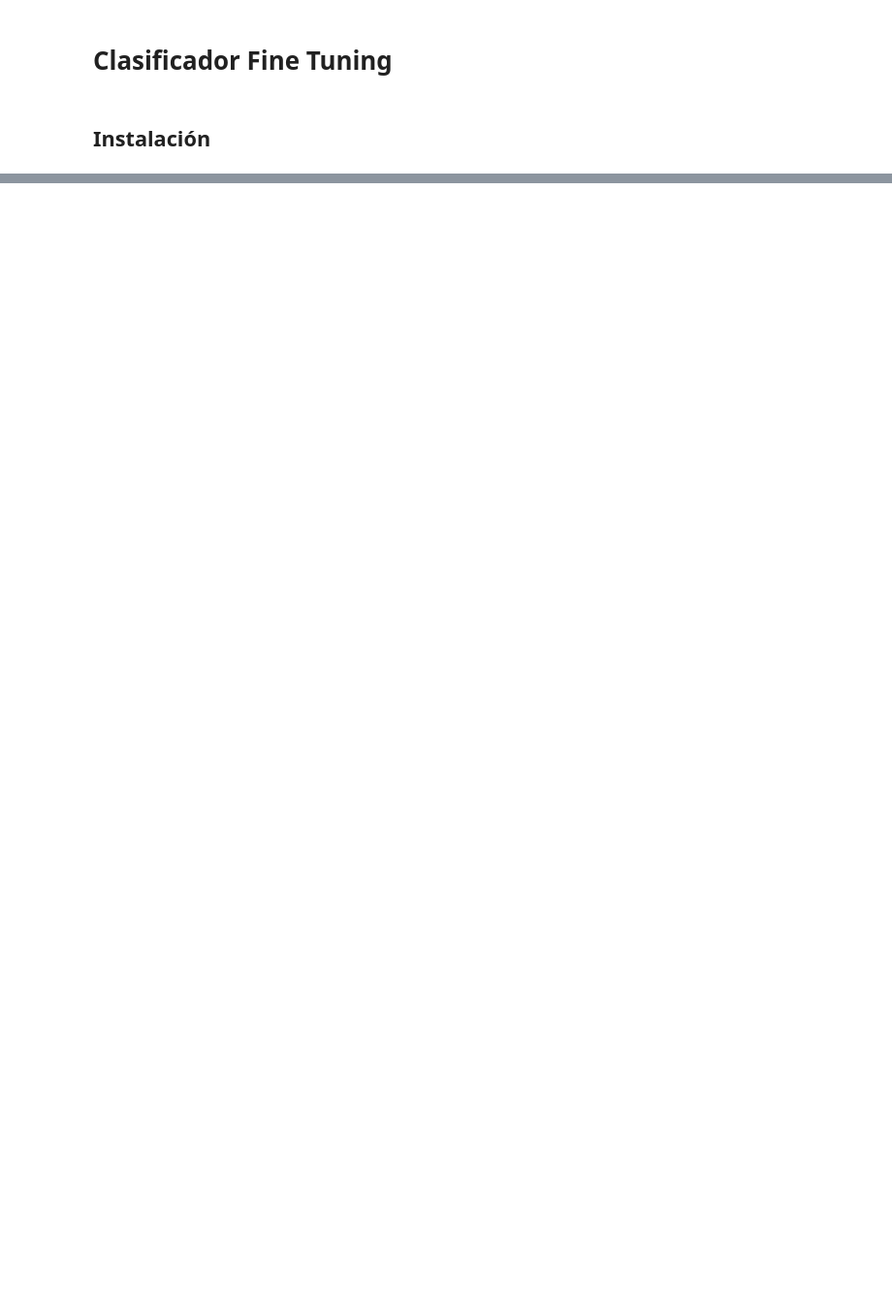
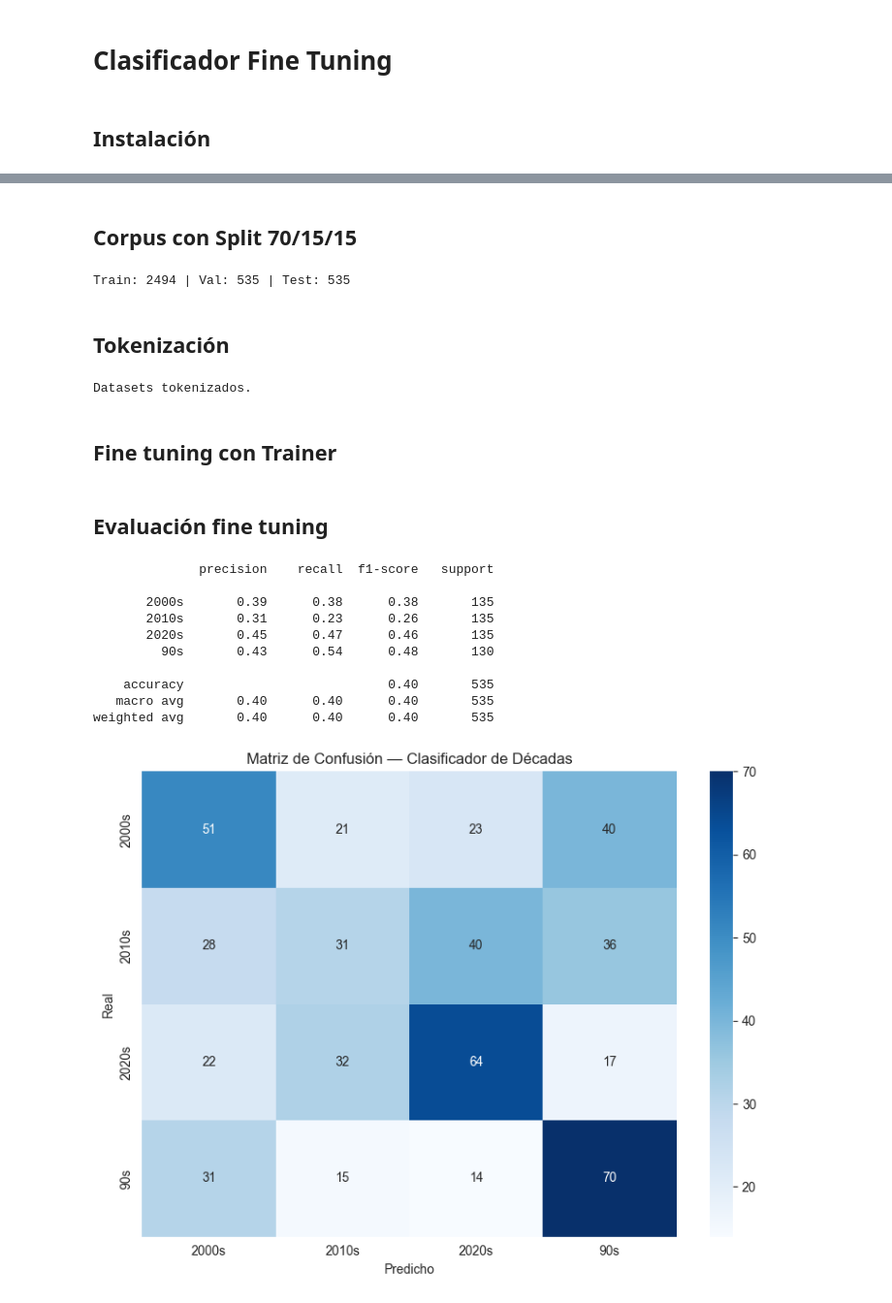
Before and after one commit to Gilary001/PF-Chatbot-Musical, a Jupyter notebook: notebooks/03_finetuning_clasificador.ipynb, the cells around one changed output, grey strips where cells are left out. Shown at 97% size. Drawn from its saved outputs; the diff is of its cells as text; code cells hidden in the pictures; blank space fills up the shorter version.

```diff
--- a/notebooks/03_finetuning_clasificador.ipynb
+++ b/notebooks/03_finetuning_clasificador.ipynb
@@ -48,0 +37,5 @@ Total de canciones cargadas: 10384
+# %%
+collection = get_collection()
+df = preparar_corpus(collection)
+df_balanceado = balancear_dataset(df)
+print(df_balanceado["decada"].value_counts().sort_index())
@@ -48,0 +49,58 @@ Total de canciones cargadas: 10384
+# %% [markdown]
+## Corpus con Split 70/15/15
+# %%
+train_df, val_df, test_df, label2id, id2label = hacer_split(df_balanceado)
+print(f"Train: {len(train_df)} | Val: {len(val_df)} | Test: {len(test_df)}")
+# %% [output]
+Train: 2494 | Val: 535 | Test: 535
+# %% [markdown]
+## Tokenización
+# %%
+train_ds, val_ds, test_ds, tokenizer = tokenizar_datasets(train_df, val_df, test_df)
+print("Datasets tokenizados.")
+# %% [output]
+Datasets tokenizados.
+# %% [markdown]
+## Fine tuning con Trainer
+# %%
+from transformers import AutoModelForSequenceClassification, pipeline
+
+ruta = r"C:\PF-Chatbot-Musical\models\clasificador_decadas\checkpoint-234"
+model     = AutoModelForSequenceClassification.from_pretrained(ruta)
+tokenizer = tokenizer
+clasificador = pipeline("text-classification", model=model, tokenizer=tokenizer)
+# %% [markdown]
+## Evaluación fine tuning
+# %%
+from sklearn.metrics import confusion_matrix, classification_report
+import seaborn as sns
+import matplotlib.pyplot as plt
+
+textos       = test_df["letra"].tolist()
+labels_reales = test_df["decada"].tolist()
+preds        = [clasificador(t[:512])[0]["label"] for t in textos]
+
+decadas = ["2000s", "2010s", "2020s", "90s"]
+print(classification_report(labels_reales, preds, target_names=decadas))
+
+cm = confusion_matrix(labels_reales, preds, labels=decadas)
+plt.figure(figsize=(8, 6))
+sns.heatmap(cm, annot=True, fmt="d", xticklabels=decadas,
+            yticklabels=decadas, cmap="Blues")
+plt.title("Matriz de Confusión — Clasificador de Décadas")
+plt.ylabel("Real"); plt.xlabel("Predicho")
+plt.tight_layout()
+plt.savefig(r"C:\PF-Chatbot-Musical\resultados\confusion_finetuned.png")
+plt.show()
+# %% [output]
+              precision    recall  f1-score   support
+
+       2000s       0.39      0.38      0.38       135
+       2010s       0.31      0.23      0.26       135
+       2020s       0.45      0.47      0.46       135
+         90s       0.43      0.54      0.48       130
+
+    accuracy                           0.40       535
+   macro avg       0.40      0.40      0.40       535
+weighted avg       0.40      0.40      0.40       535
+[figure, added]
```
Also changed, not shown: parts of 14 cells of this notebook.
